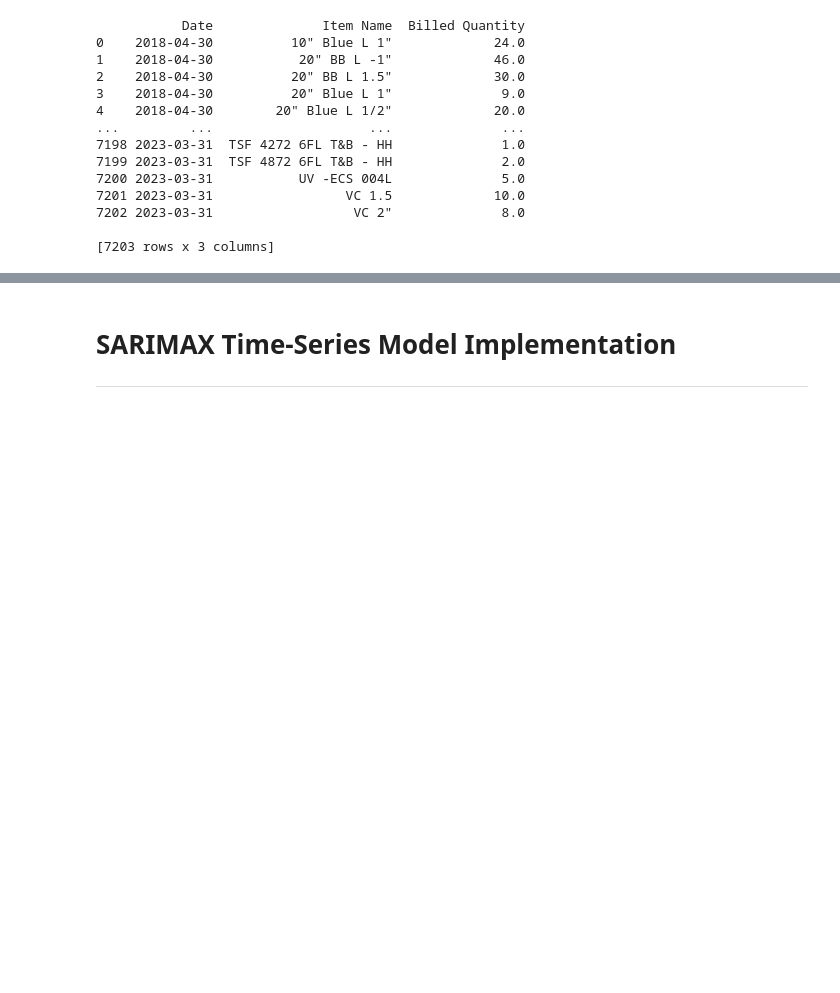
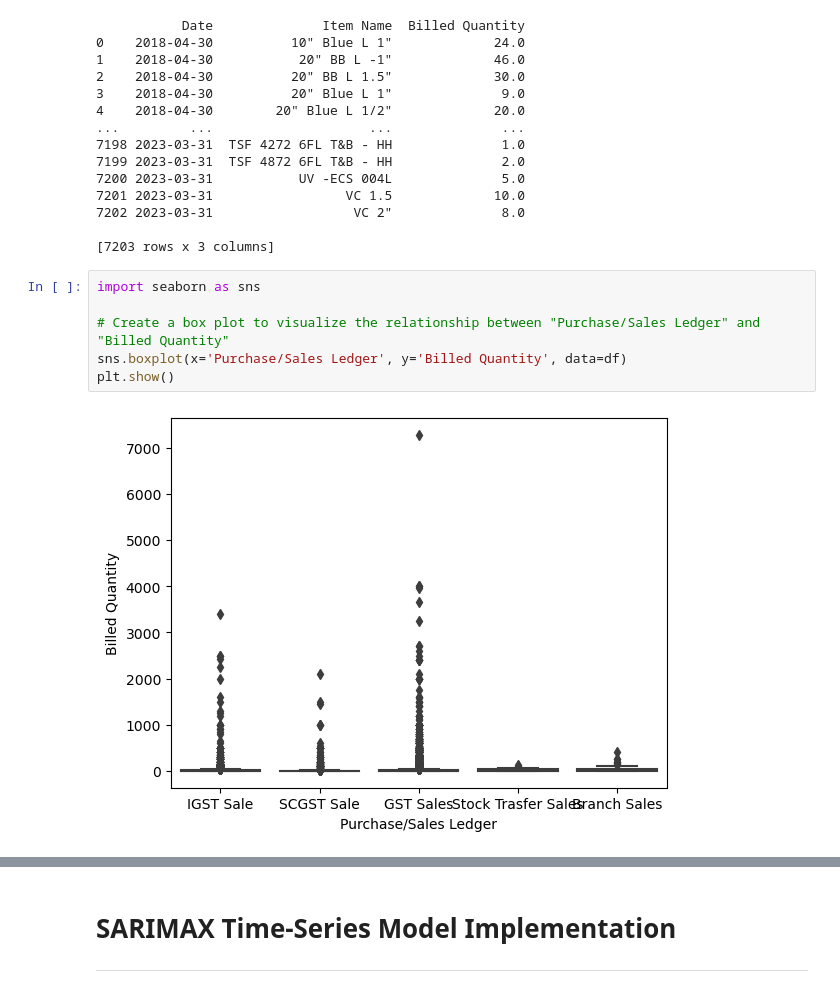
Before and after one commit to prathamshroff/Inventory-Demand-Forecasting, a Jupyter notebook: inventory-forecasting.ipynb, the cells around one changed output, grey strips where cells are left out. Cells and saved outputs as stored; diff of their text form; blank space fills up the shorter version.

```diff
--- a/inventory-forecasting.ipynb
+++ b/inventory-forecasting.ipynb
@@ -108,3 +106,11 @@ unique_items = filtered_data['Item Name'].unique()
 7202 2023-03-31                  VC 2"              8.0
 
 [7203 rows x 3 columns]
+# %%
+import seaborn as sns
+
+# Create a box plot to visualize the relationship between "Purchase/Sales Ledger" and "Billed Quantity"
+sns.boxplot(x='Purchase/Sales Ledger', y='Billed Quantity', data=df)
+plt.show()
+# %% [output]
+[figure, added]
```
Also changed, not shown: parts of 16 cells of this notebook.
